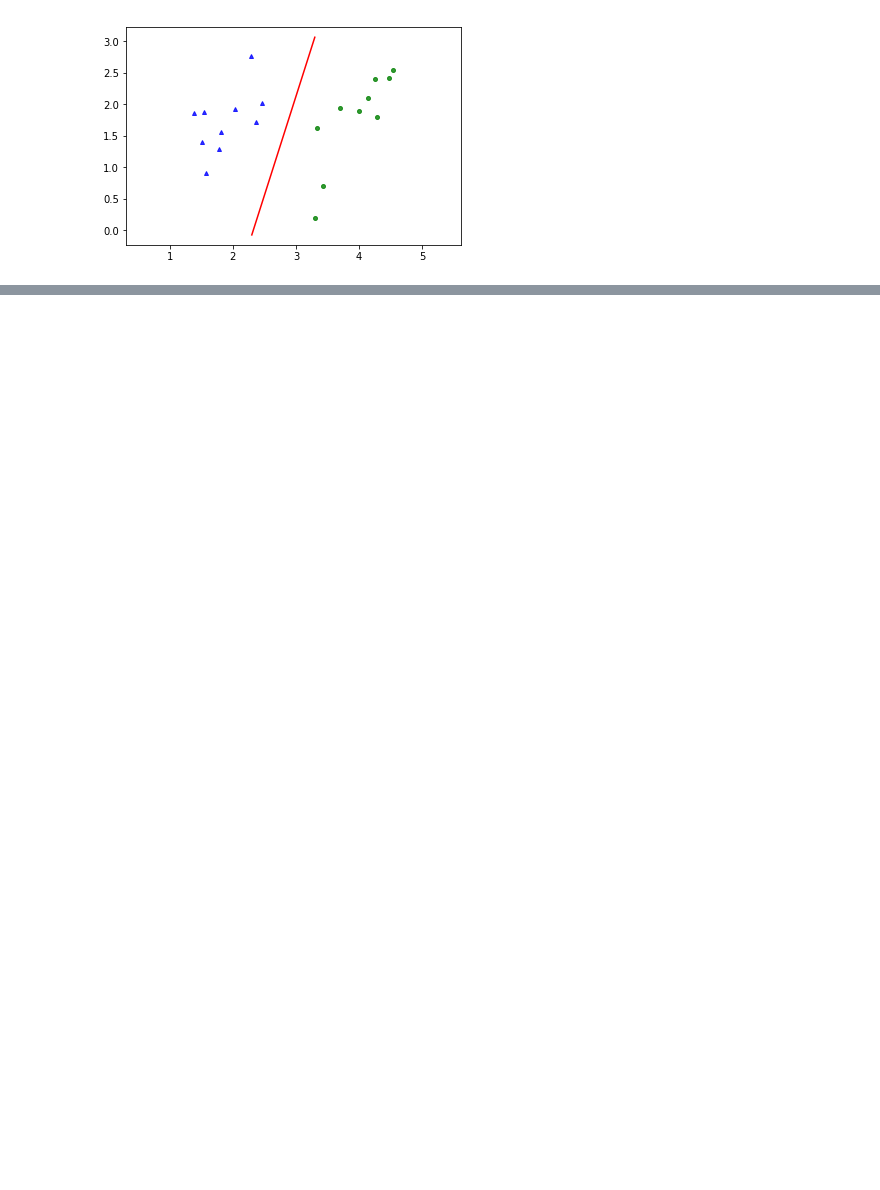
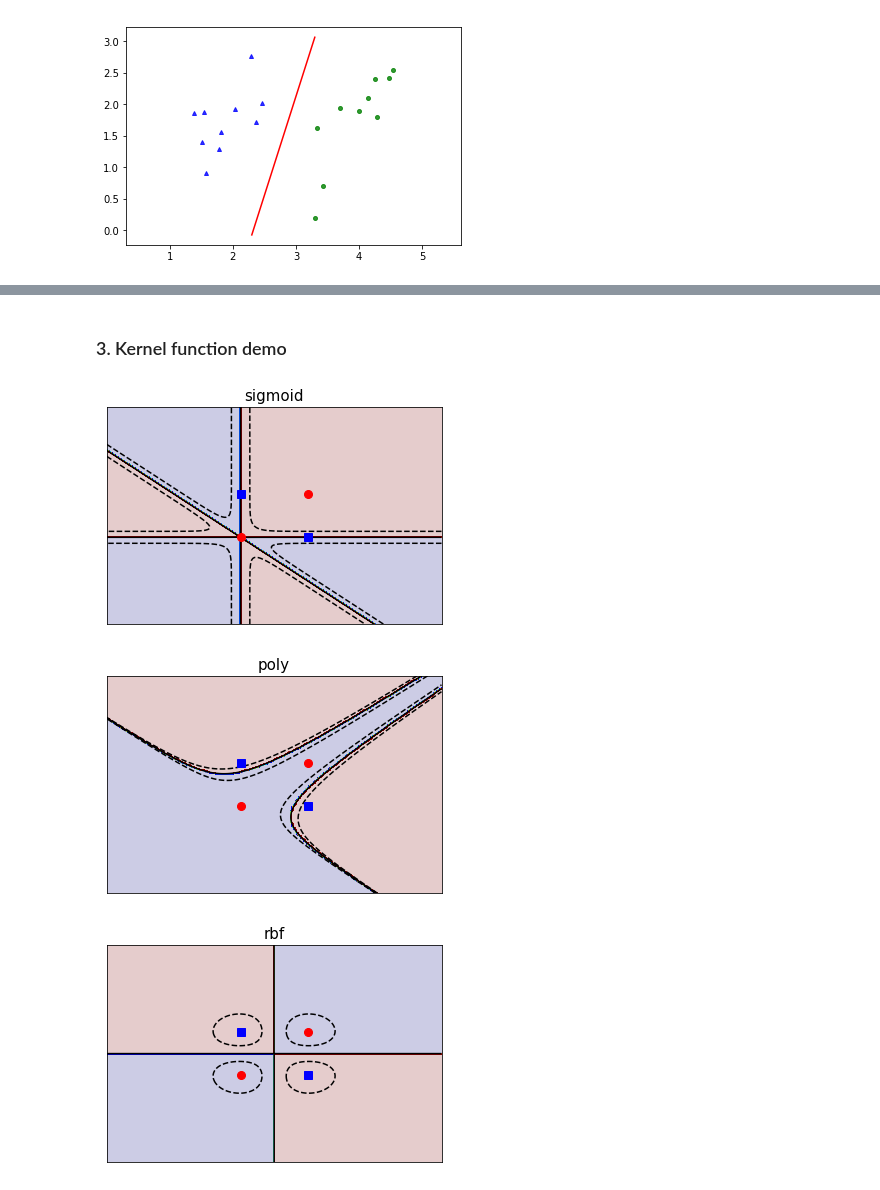
Before and after one commit to alerk/TestGit, a Jupyter notebook: Python/ml_class/02.svm.ipynb, the cells around one changed output, grey strips where cells are left out. Saved outputs shown, nothing was run; the diff lists cells and outputs as text; code cells hidden in the pictures; blank space fills up the shorter version.

```diff
--- a/Python/ml_class/02.svm.ipynb
+++ b/Python/ml_class/02.svm.ipynb
@@ -103,0 +156,7 @@ plt.show()
+# %%
+C = 100
+clf = SVC(kernel = 'linear', C = C)
+clf.fit(X, y)
+
+w_sklearn = clf.coef_.reshape(-1, 1)
+b_sklearn = clf.intercept_[0]
@@ -103,0 +404,57 @@ plt.show()
+# %% [markdown]
+### 3. Kernel function demo
+# %%
+import numpy as np
+import matplotlib.pyplot as plt
+from sklearn import svm
+
+# XOR dataset and targets
+X = np.c_[(0, 0),
+          (1, 1),
+          #---
+          (1, 0),
+          (0, 1)].T
+Y = [0] * 2 + [1] * 2
+# %%
+# figure number
+fignum = 1
+
+# fit the model
+for kernel in ('sigmoid', 'poly', 'rbf'):
+    clf = svm.SVC(kernel=kernel, gamma=4, coef0 = 0)
+    clf.fit(X, Y)
+    # plot the line, the points, and the nearest vectors to the plane
+    fig, ax = plt.subplots()
+    plt.figure(fignum, figsize=(4, 3))
+    plt.clf()
+
+    plt.scatter(clf.support_vectors_[:, 0], clf.support_vectors_[:, 1], s=80,
+                facecolors='None')
+    plt.plot(X[:2, 0], X[:2, 1], 'ro', markersize = 8)
+    plt.plot(X[2:, 0], X[2:, 1], 'bs', markersize = 8)
+
+    plt.axis('tight')
+    x_min, x_max = -2, 3
+    y_min, y_max = -2, 3
+
+    XX, YY = np.mgrid[x_min:x_max:200j, y_min:y_max:200j]
+    Z = clf.decision_function(np.c_[XX.ravel(), YY.ravel()])
+
+    # Put the result into a color plot
+    Z = Z.reshape(XX.shape)
+    plt.figure(fignum, figsize=(4, 3))
+    CS = plt.contourf(XX, YY, np.sign(Z), 200, cmap='jet', alpha = .2)
+    plt.contour(XX, YY, Z, colors=['k', 'k', 'k'], linestyles=['--', '-', '--'],
+                levels=[-.5, 0, .5])
+    plt.title(kernel, fontsize = 15)
+    plt.xlim(x_min, x_max)
+    plt.ylim(y_min, y_max)
+
+    plt.xticks(())
+    plt.yticks(())
+    fignum = fignum + 1
+plt.show()
+# %% [output]
+[figure, added]
+[figure, added]
+[figure, added]
```
Also changed, not shown: parts of 51 cells of this notebook, 6 other files.
